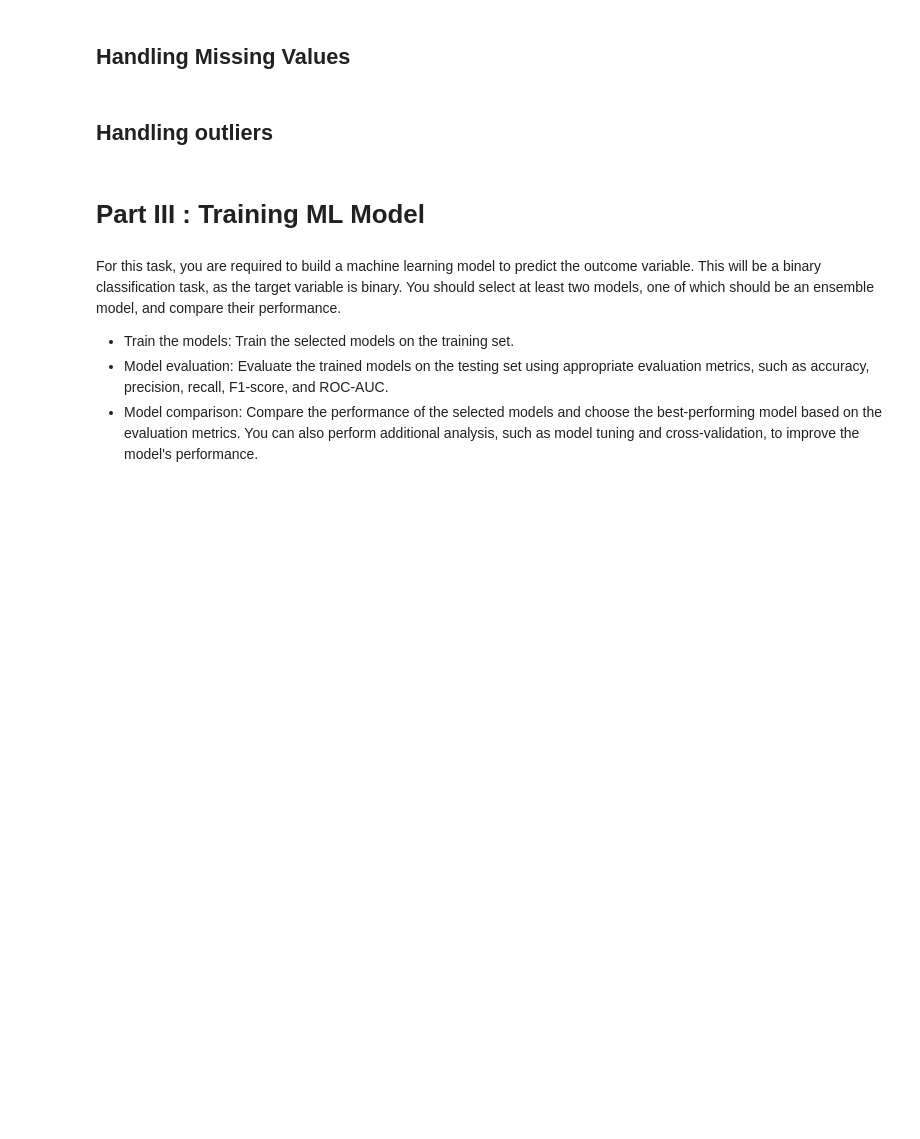
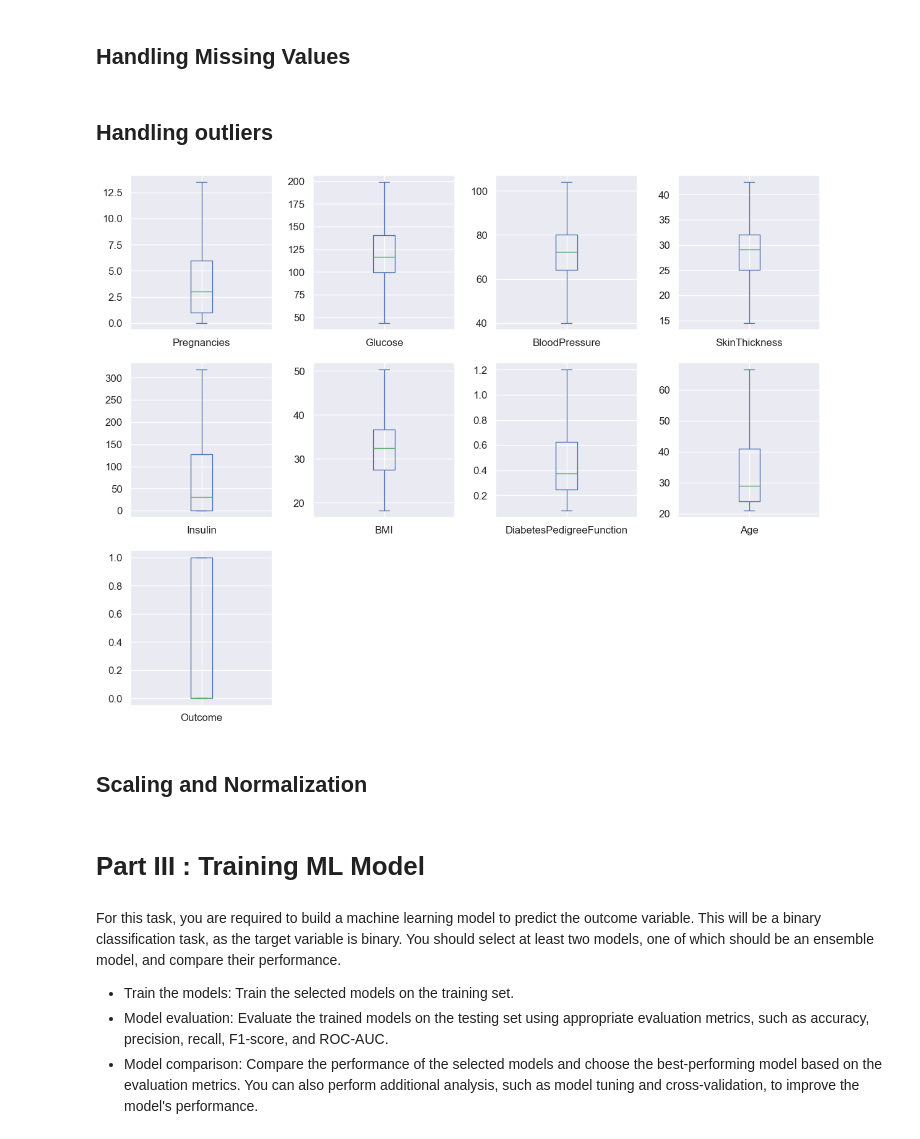
Before and after one commit to ChrisCuss/ml-project-supervised-learning, a Jupyter notebook: Supervised Learning - Project.ipynb, the cells around one changed output. Drawn from its saved outputs; the diff is of its cells as text; code cells hidden in the pictures; blank space fills up the shorter version.

```diff
--- a/Supervised Learning - Project.ipynb
+++ b/Supervised Learning - Project.ipynb
@@ -437,3 +470,52 @@ You need to perform preprocessing on the given dataset. Please consider the foll
+# %%
+# BMI Outliers
+Q1 = df['BMI'].quantile(0.25)
+Q3 = df['BMI'].quantile(0.75)
+IQR = Q3 - Q1
+lower_bound = Q1 - 1.5 * IQR
+upper_bound = Q3 + 1.5 * IQR
+
+# Cap outliers
+df['BMI'] = df['BMI'].clip(lower_bound, upper_bound)
+# %%
+# DiabetesPedigreeFunction Outliers
+Q1 = df['DiabetesPedigreeFunction'].quantile(0.25)
+Q3 = df['DiabetesPedigreeFunction'].quantile(0.75)
+IQR = Q3 - Q1
+lower_bound = Q1 - 1.5 * IQR
+upper_bound = Q3 + 1.5 * IQR
+
+# Cap outliers
+df['DiabetesPedigreeFunction'] = df['DiabetesPedigreeFunction'].clip(lower_bound, upper_bound)
+# %%
+# Pregnancies Outliers
+Q1 = df['Pregnancies'].quantile(0.25)
+Q3 = df['Pregnancies'].quantile(0.75)
+IQR = Q3 - Q1
+lower_bound = Q1 - 1.5 * IQR
+upper_bound = Q3 + 1.5 * IQR
+
+# Cap outliers
+df['Pregnancies'] = df['Pregnancies'].clip(lower_bound, upper_bound)
+# %%
+# Age Outliers
+Q1 = df['Age'].quantile(0.25)
+Q3 = df['Age'].quantile(0.75)
+IQR = Q3 - Q1
+lower_bound = Q1 - 1.5 * IQR
+upper_bound = Q3 + 1.5 * IQR
+
+# Cap outliers
+df['Age'] = df['Age'].clip(lower_bound, upper_bound)
+# %%
+# Checking for outliers again
+df.plot(kind='box', subplots=True, layout=(4,4), figsize=(12, 12))
+plt.tight_layout()
+plt.show()
+# %% [output]
+[figure, added]
+# %% [markdown]
+## Scaling and Normalization
 # %% [markdown]
 # Part III : Training ML Model
 # %% [markdown]
```
Also changed, not shown: parts of 6 cells of this notebook.
